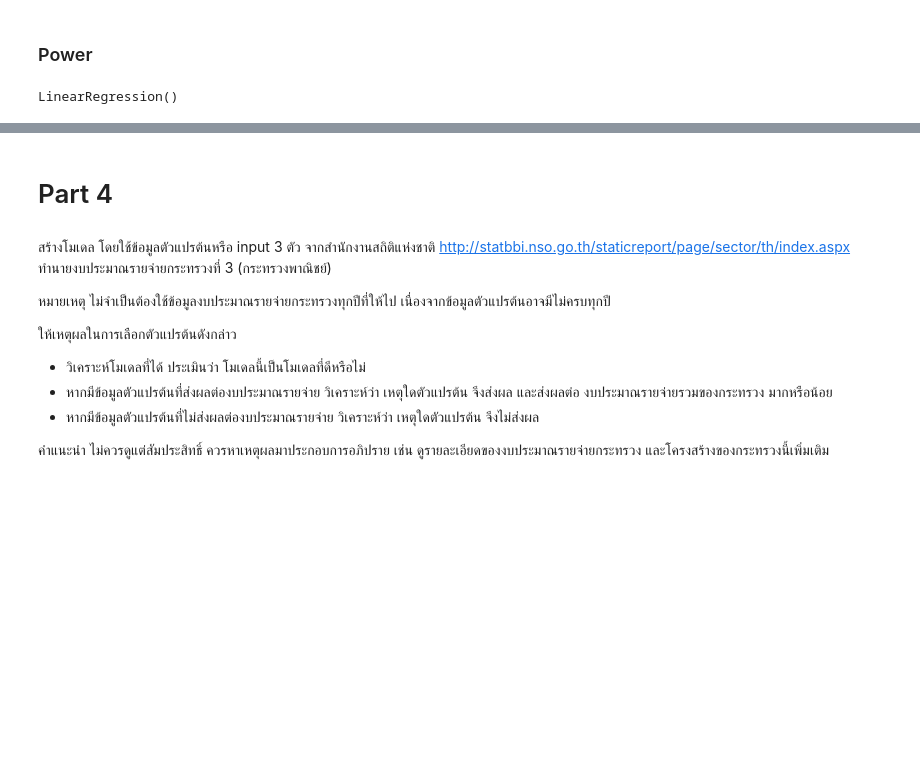
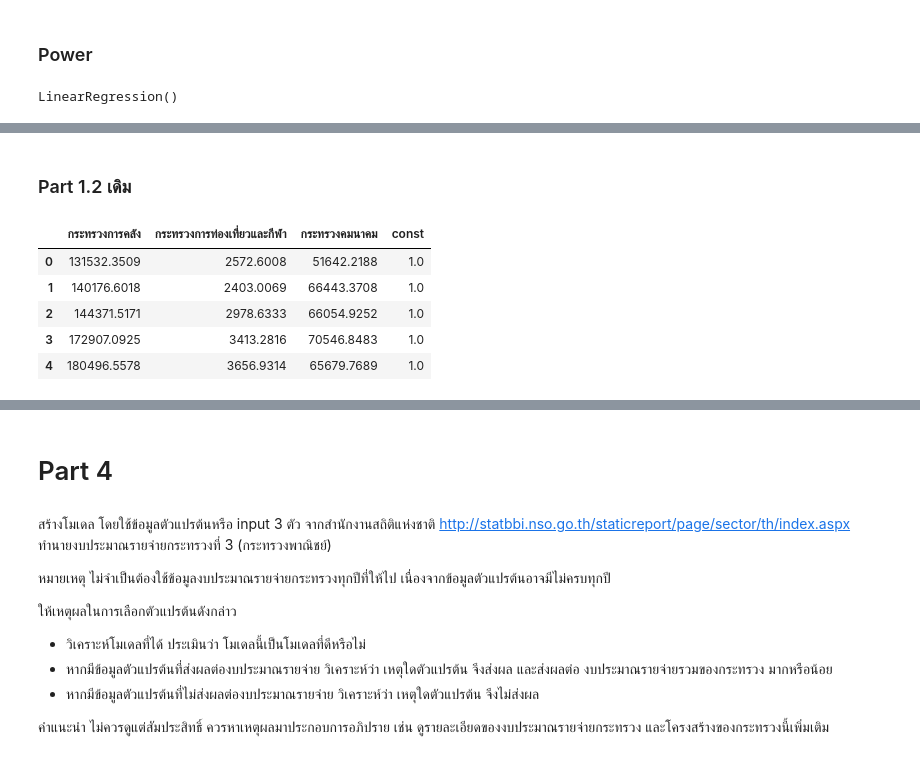
Before and after one commit to pant411/Assignment2_Stat_pp, a Jupyter notebook: part-regression/regression_analysis.ipynb, the cells around one changed output, grey strips where cells are left out. Cells and saved outputs as stored; diff of their text form; code cells hidden in the pictures; blank space fills up the shorter version.

```diff
--- a/part-regression/regression_analysis.ipynb
+++ b/part-regression/regression_analysis.ipynb
@@ -550,0 +601,13 @@ metrics.mean_absolute_percentage_error(y_train_data_power,predictions_power) #MA
+# %% [markdown]
+### Part 1.2 เดิม
+# %%
+X_data32 = data1[["กระทรวงการคลัง","กระทรวงการท่องเที่ยวและกีฬา", "กระทรวงคมนาคม"]]
+X_data32 = sm.add_constant(X_data32, prepend=False)
+X_data32.head()
+# %% [output]
+|  | กระทรวงการคลัง | กระทรวงการท่องเที่ยวและกีฬา | กระทรวงคมนาคม | const |
+| 0 | 131532.3509 | 2572.6008 | 51642.2188 | 1.0 |
+| 1 | 140176.6018 | 2403.0069 | 66443.3708 | 1.0 |
+| 2 | 144371.5171 | 2978.6333 | 66054.9252 | 1.0 |
+| 3 | 172907.0925 | 3413.2816 | 70546.8483 | 1.0 |
+| 4 | 180496.5578 | 3656.9314 | 65679.7689 | 1.0 |
```
Also changed, not shown: parts of 114 cells of this notebook, 2 other files.
